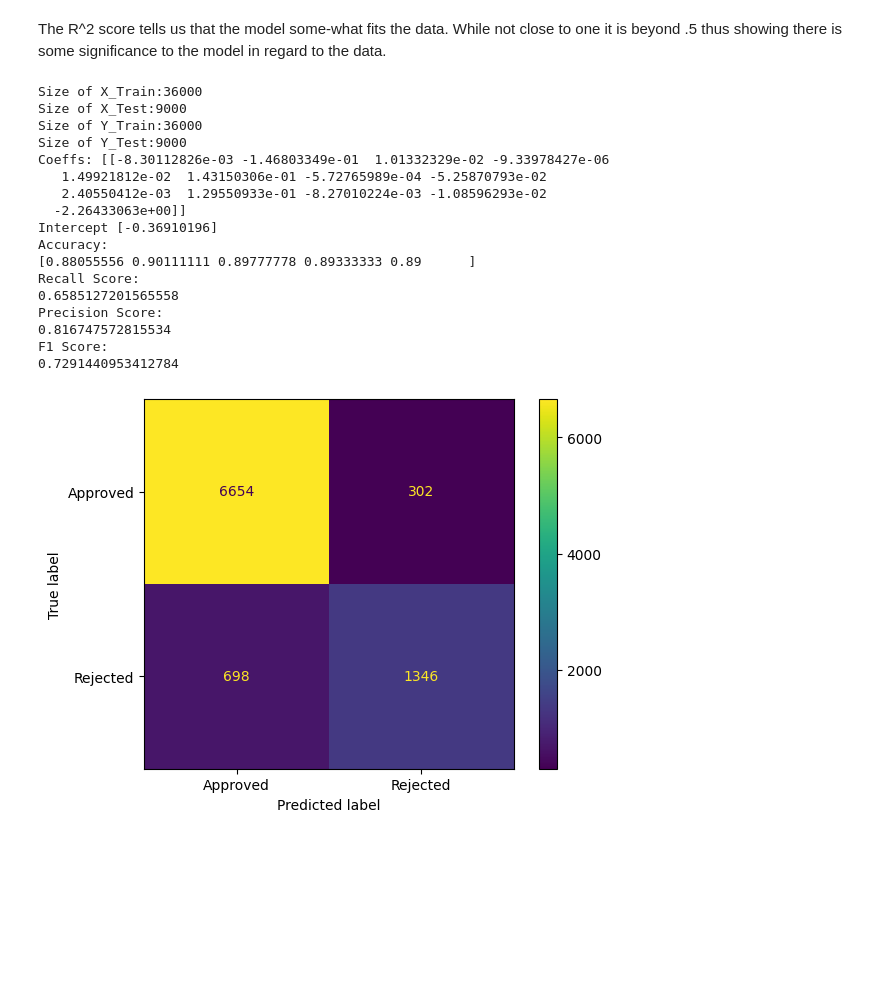
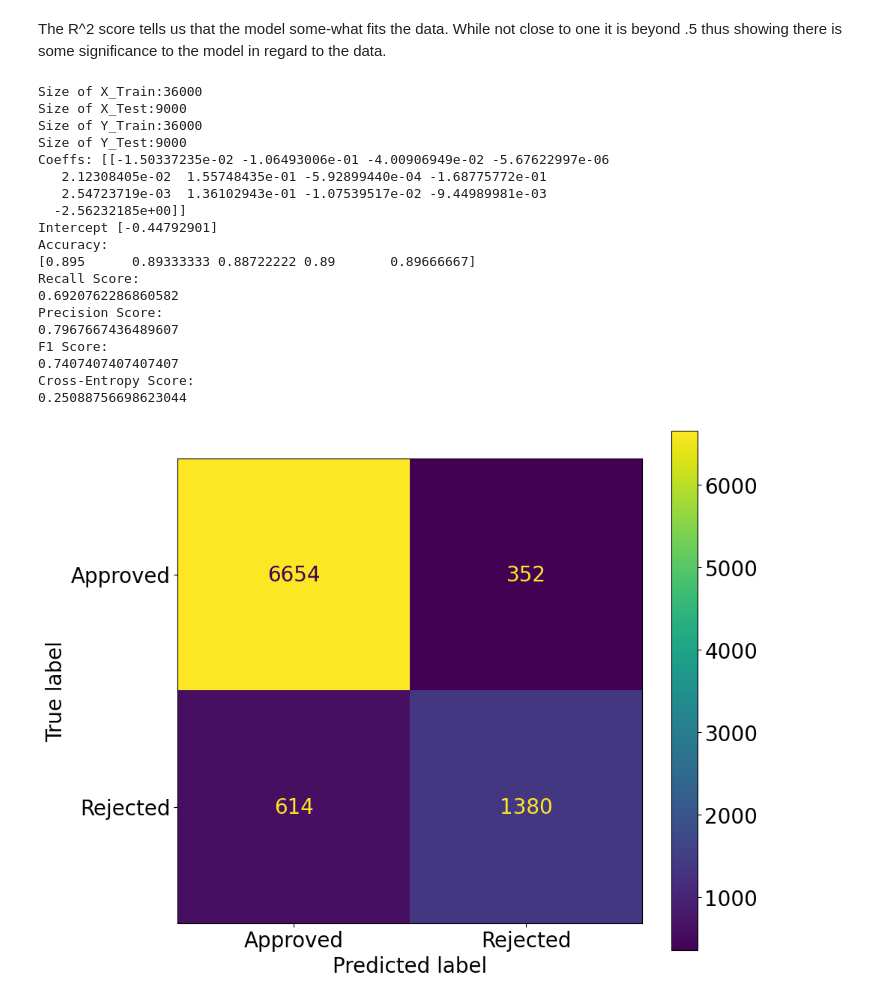
Before and after one commit to NovaHorizonsDev/Housing_and_Loan_Machine_Learning_Models, a Jupyter notebook: Main.ipynb, the cells around one changed output. Cells and saved outputs as stored; diff of their text form; code cells hidden in the pictures; blank space fills up the shorter version.

```diff
--- a/Main.ipynb
+++ b/Main.ipynb
@@ -62,6 +63,7 @@ The R^2 score tells us that the model some-what fits the data. While not close t
 loanSet = pd.read_csv('loan.csv')
 #loan_model = LogisticRegression(random_state=42, solver='liblinear')
 loanSet.head()
+loanSet.dropna(inplace=True)
 #sort variables
 loan_X = loanSet.drop("loan_status",axis=1) #input
 loan_Y = loanSet.pop("loan_status")#output
@@ -89,40 +91,48 @@ print("Intercept",loan_model.intercept_)
 #test model
 loan_approval_predictions = loan_model.predict(loan_X_test)
 
 #score model
 ConfusionMatrixDisplay.from_predictions(loan_Y_test,loan_approval_predictions, display_labels=['Approved','Rejected'])
 print("Accuracy:")
 print(cross_val_score(loan_model, loan_X_test, loan_Y_test, cv=5, scoring='accuracy'))
 print("Recall Score:")
 print(recall_score(loan_Y_test, loan_approval_predictions))
 print("Precision Score:")
 print(precision_score(loan_Y_test, loan_approval_predictions))
 print("F1 Score:")
 print(f1_score(loan_Y_test, loan_approval_predictions))
+print("Cross-Entropy Score:")
+Y_pred=loan_model.predict_proba(loan_X_test)[:,1]
+
+
+
+print(metrics.log_loss(loan_Y_test, Y_pred))
 
 #plot precision and recall
 plt.rcParams.update({'font.size': 20,"figure.figsize":(10,9)})
 
 PrecisionRecallDisplay.from_estimator(loan_model, loan_X_test,loan_Y_test)
 plt.scatter(recall_score(loan_Y_test, loan_approval_predictions),precision_score(loan_Y_test, loan_approval_predictions),c='r',label='Precision')
 plt.grid()
 plt.show()
 # %% [output]
 Size of X_Train:36000
 Size of X_Test:9000
 Size of Y_Train:36000
 Size of Y_Test:9000
-Coeffs: [[-8.30112826e-03 -1.46803349e-01  1.01332329e-02 -9.33978427e-06
-   1.49921812e-02  1.43150306e-01 -5.72765989e-04 -5.25870793e-02
-   2.40550412e-03  1.29550933e-01 -8.27010224e-03 -1.08596293e-02
-  -2.26433063e+00]]
-Intercept [-0.36910196]
+Coeffs: [[-1.50337235e-02 -1.06493006e-01 -4.00906949e-02 -5.67622997e-06
+   2.12308405e-02  1.55748435e-01 -5.92899440e-04 -1.68775772e-01
+   2.54723719e-03  1.36102943e-01 -1.07539517e-02 -9.44989981e-03
+  -2.56232185e+00]]
+Intercept [-0.44792901]
 Accuracy:
-[0.88055556 0.90111111 0.89777778 0.89333333 0.89      ]
+[0.895      0.89333333 0.88722222 0.89       0.89666667]
 Recall Score:
-0.6585127201565558
+0.6920762286860582
 Precision Score:
-0.816747572815534
+0.7967667436489607
 F1 Score:
-0.7291440953412784
+0.7407407407407407
+Cross-Entropy Score:
+0.25088756698623044
-[figure, old version]
+[figure, new version]
```
Also changed, not shown: parts of 2 cells of this notebook.
